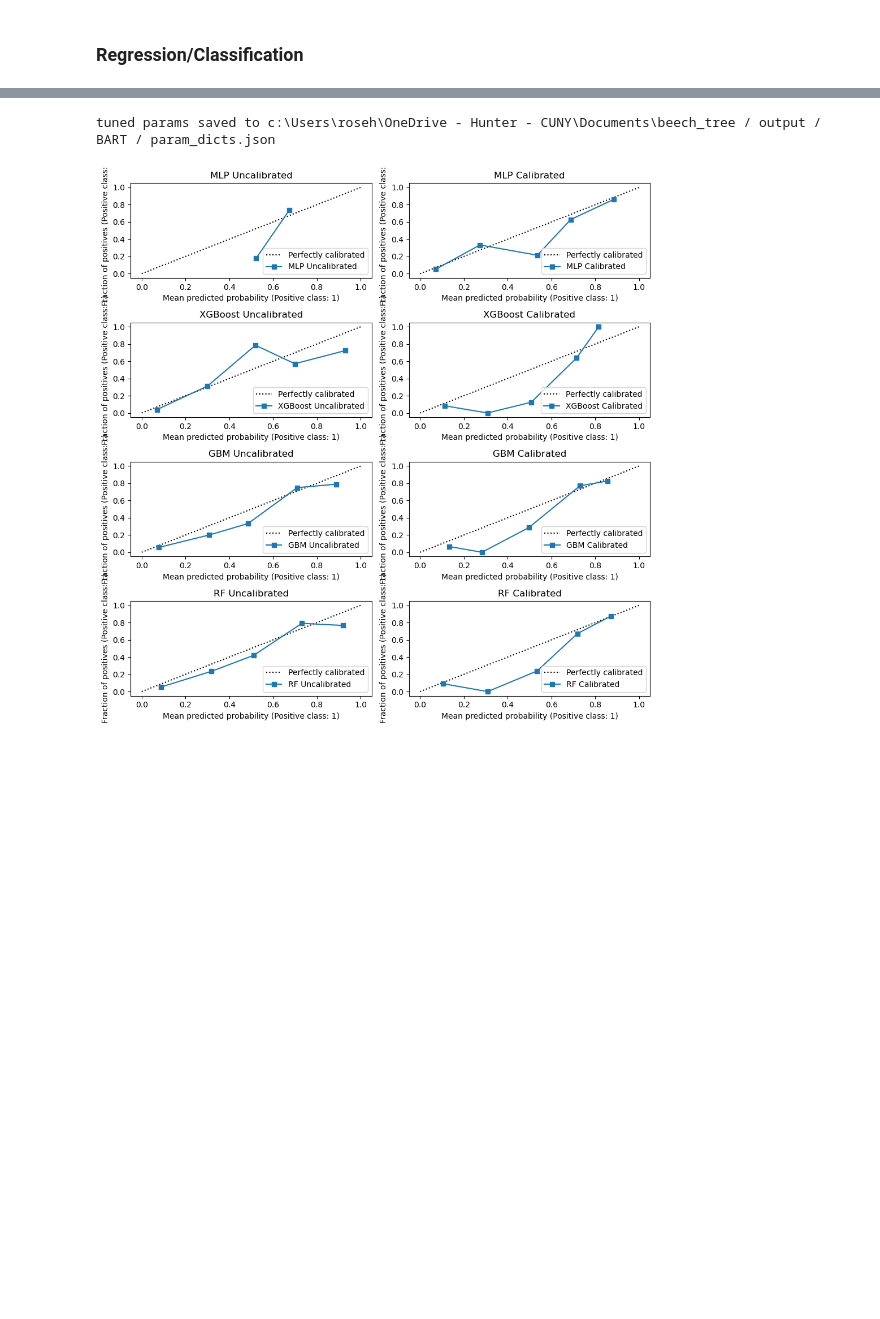
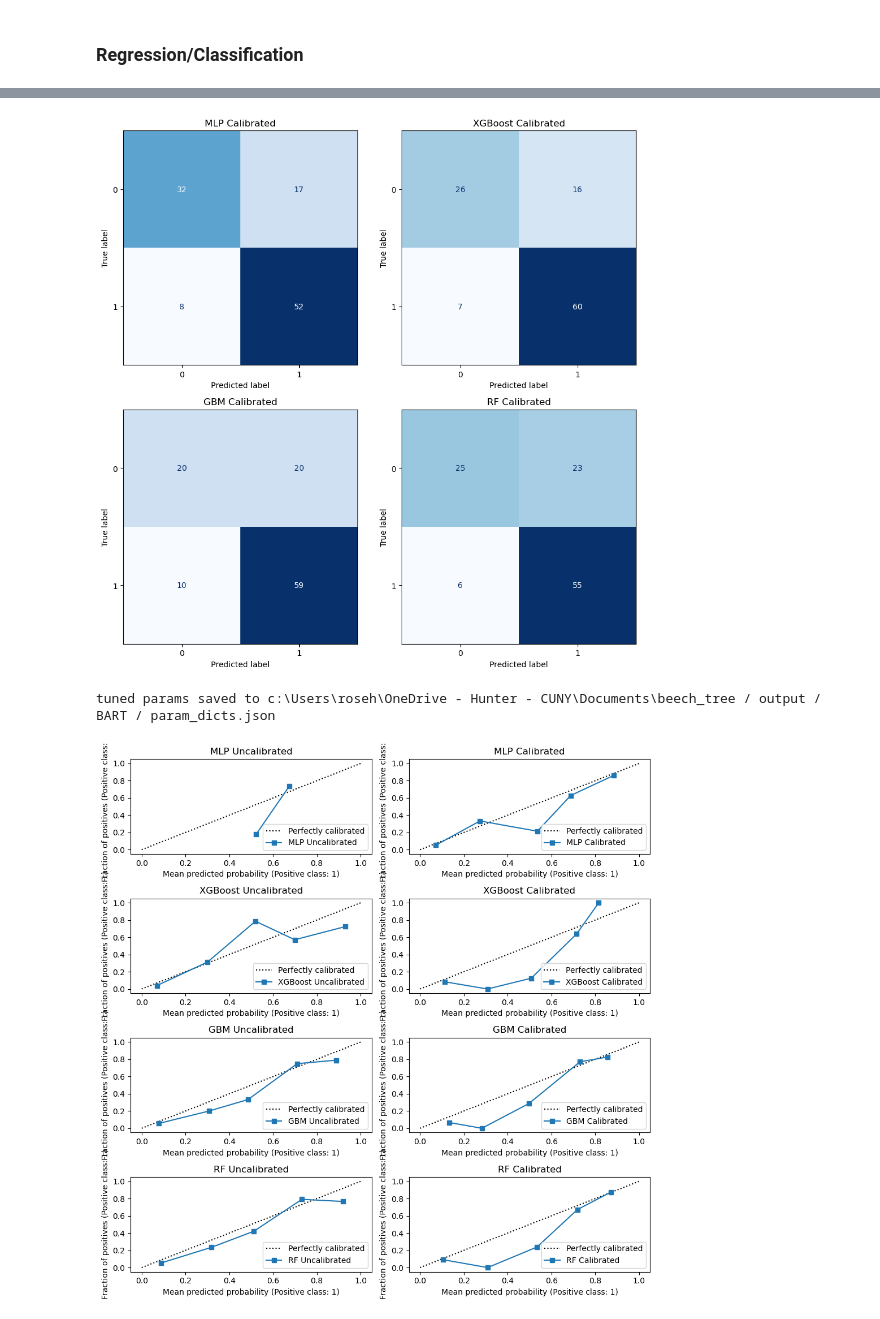
Before and after one commit to rosehanuy/beech-catskills, a Jupyter notebook: data_stack.ipynb, the cells around one changed output, grey strips where cells are left out. Cells and saved outputs as stored; diff of their text form; code cells hidden in the pictures; blank space fills up the shorter version.

```diff
--- a/data_stack.ipynb
+++ b/data_stack.ipynb
@@ -1020,0 +1181,2 @@ import json
+# %%
+md = ModelDeployer(bart_mtmf,suny_mtmf,'beech')
@@ -1020,0 +1193,4 @@ import json
+# %%
+md.plot_confusion_matrices()
+# %% [output]
+[figure, added]
```
Also changed, not shown: parts of 20 cells of this notebook, 1 other file.
